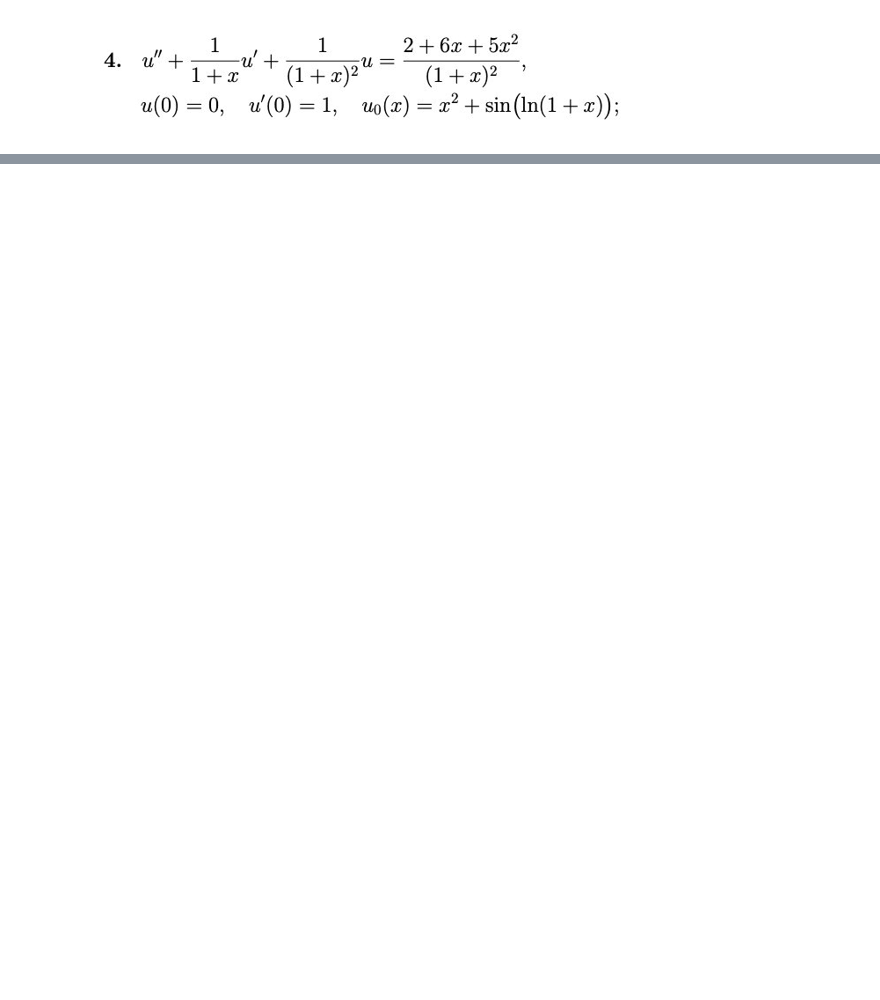
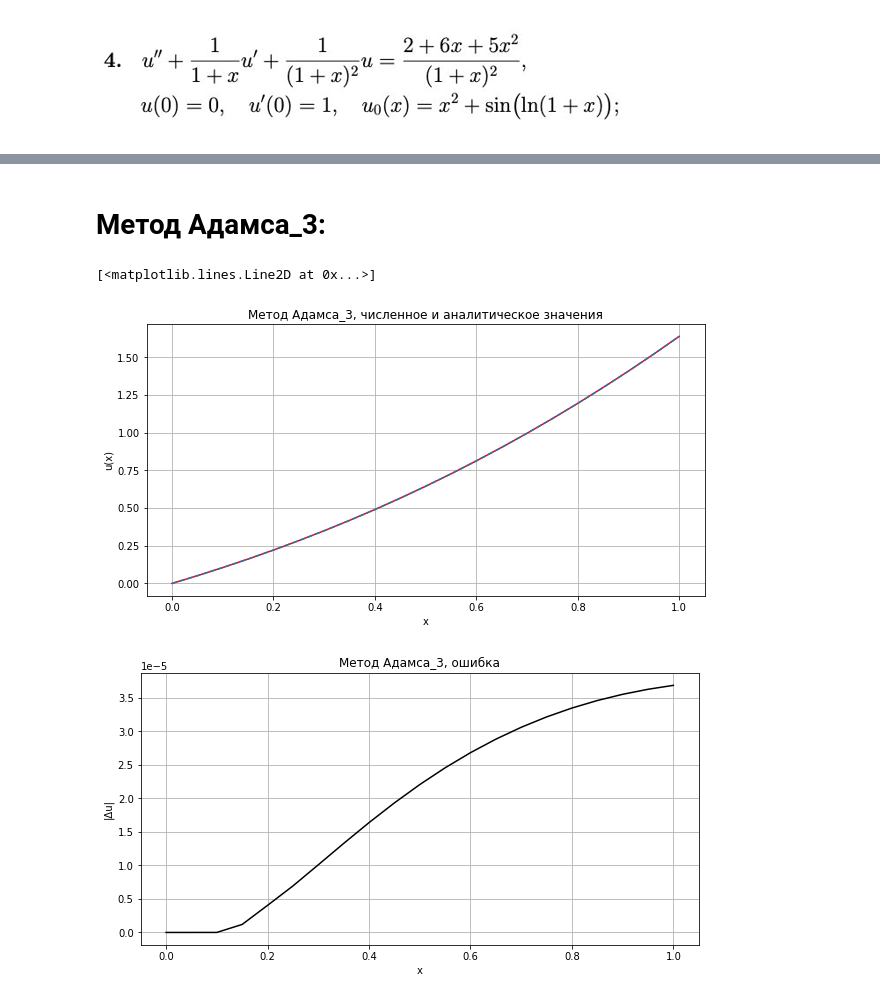
Before and after one commit to mainarel/-Numerical_methods, a Jupyter notebook: Lab5.ipynb, the cells around one changed output, grey strips where cells are left out. Cells and saved outputs as stored; diff of their text form; code cells hidden in the pictures; blank space fills up the shorter version.

```diff
--- a/Lab5.ipynb
+++ b/Lab5.ipynb
@@ -143,0 +106,45 @@ graph()
+# %% [markdown]
+# Метод Адамса_3:
+# %%
+def adams_3(odu, xn, u0_u10):
+
+    h = xn[3]-xn[2]
+    u1 = np.zeros(len(xn))
+    u = np.zeros(len(xn))
+    u[0:3] = runge_cutta(odu, xn[:4], u0_u10)[0][:3]
+    u1[0:3] = runge_cutta(odu, xn[:4], u0_u10)[1][:3]
+
+    for i in range(3,len(xn)):
+        K1 = odu( xn[i-1], np.array([[u[i-1]], [u1[i-1]]]) )
+        q1 = u1[i - 1]
+
+        K2 = odu( xn[i-2], np.array([[u[i-2]], [u1[i-2]]]) )
+        q2 = u1[i - 2]
+
+        K3 = odu( xn[i-3], np.array([[u[i-3]], [u1[i-3]]]) )
+        q3 = u1[i - 3]
+
+        u1[i] = u1[i - 1] + h*(23/12*K1 - 4/3*K2 + 5/12*K3)
+        u[i] = u[i - 1] + h*(23/12*q1 - 4/3*q2 + 5/12*q3)
+
+    return u
+
+plt.figure(figsize=(10,5))
+plt.title("Метод Адамса_3, численное и аналитическое значения")
+plt.xlabel("x")
+plt.ylabel("u(x)")
+plt.grid()
+plt.plot(xrange, adams_3(odu, xrange, u0_u10), color='red')
+plt.plot(xrange, yrange, linestyle="--")
+
+
+plt.figure(figsize=(10,5))
+plt.title("Метод Адамса_3, ошибка")
+plt.xlabel("x")
+plt.ylabel("|Δu|")
+plt.grid()
+plt.plot(xrange, [abs(adams_3(odu, xrange, u0_u10)[i] - yrange[i])  for i in range (len(xrange))] , color='black')
+# %% [output]
+[<matplotlib.lines.Line2D at 0x...>]
+[figure, added]
+[figure, added]
```
Also changed, not shown: parts of 12 cells of this notebook.
